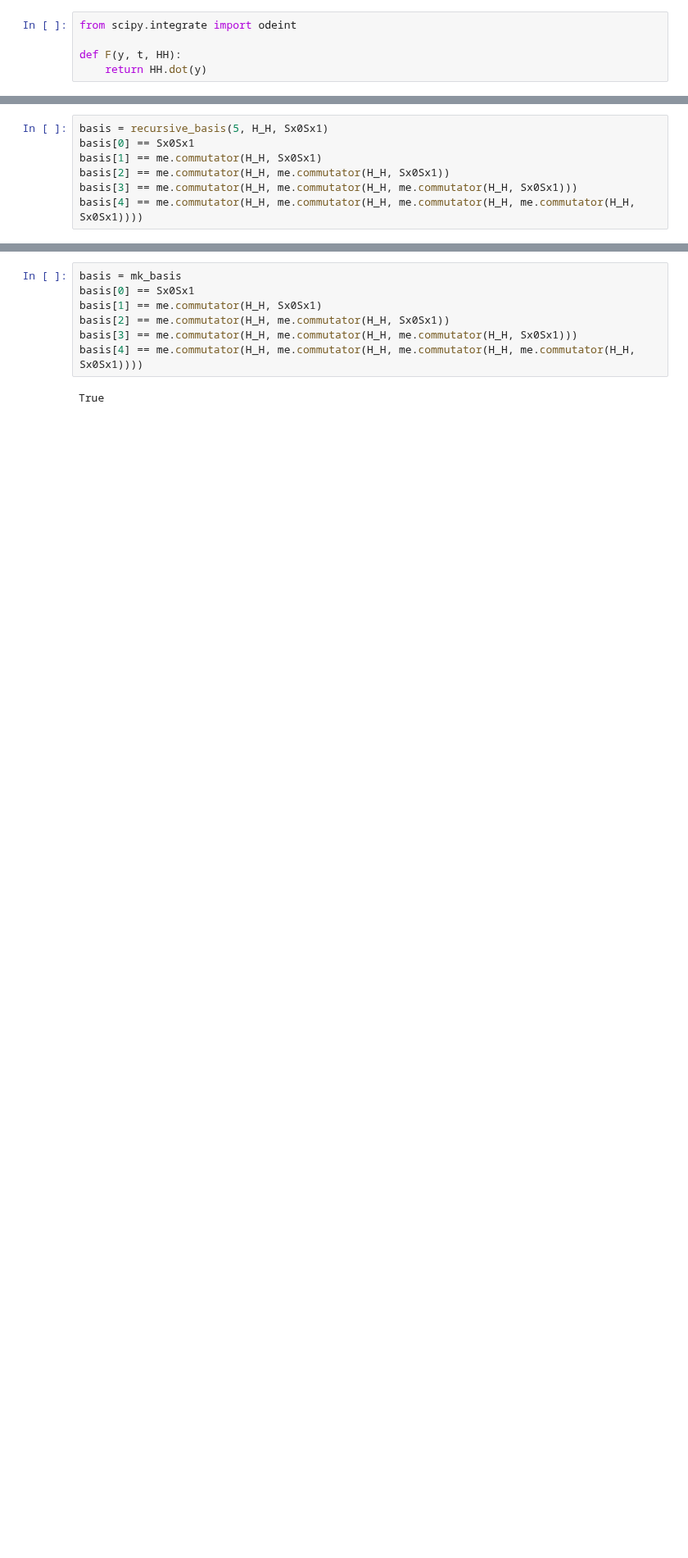
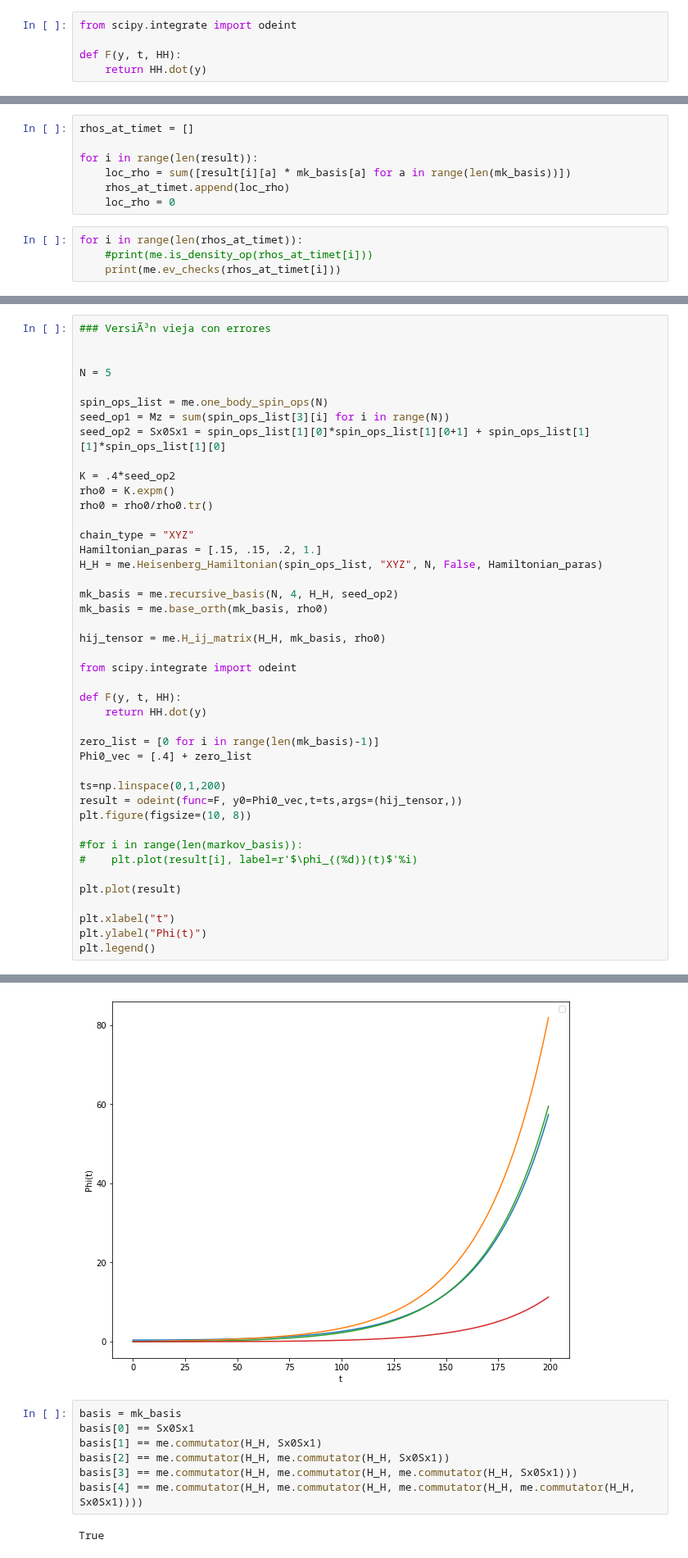
Before and after one commit to tomi-cuentitas/Spin-Chains-, a Jupyter notebook: K-evolution/K-evol.ipynb, the cells around one changed output, grey strips where cells are left out. Shown at 82% size. Saved outputs shown, nothing was run; the diff lists cells and outputs as text; blank space fills up the shorter version.

```diff
--- a/K-evolution/K-evol.ipynb
+++ b/K-evolution/K-evol.ipynb
@@ -55,0 +88,11 @@ ValueError: shapes (4,4) and (5,) not aligned: 4 (dim 1) != 5 (dim 0)
+# %%
+rhos_at_timet = []
+
+for i in range(len(result)):
+    loc_rho = sum([result[i][a] * mk_basis[a] for a in range(len(mk_basis))])
+    rhos_at_timet.append(loc_rho)
+    loc_rho = 0
+# %%
+for i in range(len(rhos_at_timet)):
+    #print(me.is_density_op(rhos_at_timet[i]))
+    print(me.ev_checks(rhos_at_timet[i]))
@@ -56,8 +127,44 @@ ValueError: shapes (4,4) and (5,) not aligned: 4 (dim 1) != 5 (dim 0)
 # %%
-basis = recursive_basis(5, H_H, Sx0Sx1)
-basis[0] == Sx0Sx1
-basis[1] == me.commutator(H_H, Sx0Sx1)
-basis[2] == me.commutator(H_H, me.commutator(H_H, Sx0Sx1))
-basis[3] == me.commutator(H_H, me.commutator(H_H, me.commutator(H_H, Sx0Sx1)))
-basis[4] == me.commutator(H_H, me.commutator(H_H, me.commutator(H_H, me.commutator(H_H, Sx0Sx1))))
+### VersiÃ³n vieja con errores
+
+
+N = 5
+
+spin_ops_list = me.one_body_spin_ops(N)
+seed_op1 = Mz = sum(spin_ops_list[3][i] for i in range(N))
+seed_op2 = Sx0Sx1 = spin_ops_list[1][0]*spin_ops_list[1][0+1] + spin_ops_list[1][1]*spin_ops_list[1][0]
+
+K = .4*seed_op2
+rho0 = K.expm()
+rho0 = rho0/rho0.tr()
+
+chain_type = "XYZ"
+Hamiltonian_paras = [.15, .15, .2, 1.]
+H_H = me.Heisenberg_Hamiltonian(spin_ops_list, "XYZ", N, False, Hamiltonian_paras)
+
+mk_basis = me.recursive_basis(N, 4, H_H, seed_op2)
+mk_basis = me.base_orth(mk_basis, rho0)
+
+hij_tensor = me.H_ij_matrix(H_H, mk_basis, rho0)
+
+from scipy.integrate import odeint
+
+def F(y, t, HH):
+    return HH.dot(y)
+
+zero_list = [0 for i in range(len(mk_basis)-1)]
+Phi0_vec = [.4] + zero_list
+
+ts=np.linspace(0,1,200)
+result = odeint(func=F, y0=Phi0_vec,t=ts,args=(hij_tensor,))
+plt.figure(figsize=(10, 8))
+
+#for i in range(len(markov_basis)):
+#    plt.plot(result[i], label=r'$\phi_{(%d)}(t)$'%i)
+
+plt.plot(result)
+
+plt.xlabel("t")
+plt.ylabel("Phi(t)")
+plt.legend()
 # %% [output]
@@ -65,3 +173,4 @@ basis[4] == me.commutator(H_H, me.commutator(H_H, me.commutator(H_H, me.commutat
+[figure, added]
 # %%
 basis = mk_basis
 basis[0] == Sx0Sx1
```
Also changed, not shown: parts of 21 cells of this notebook.
